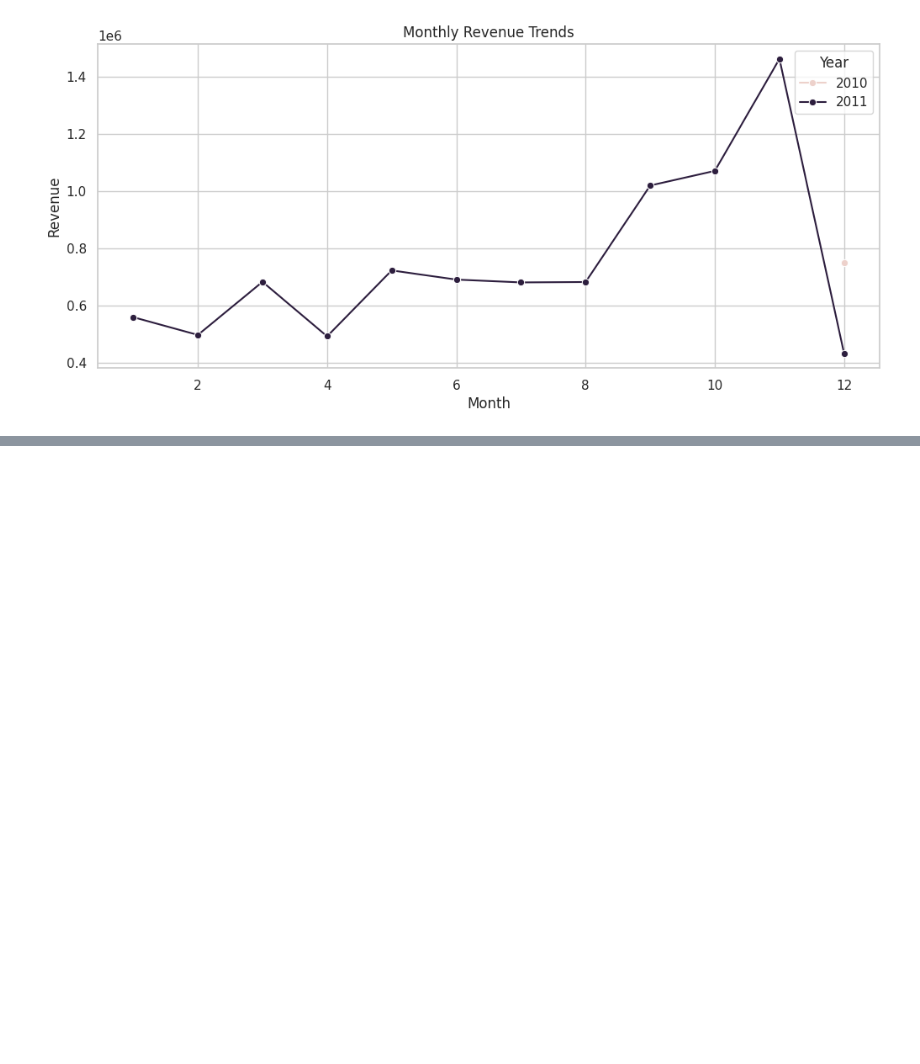
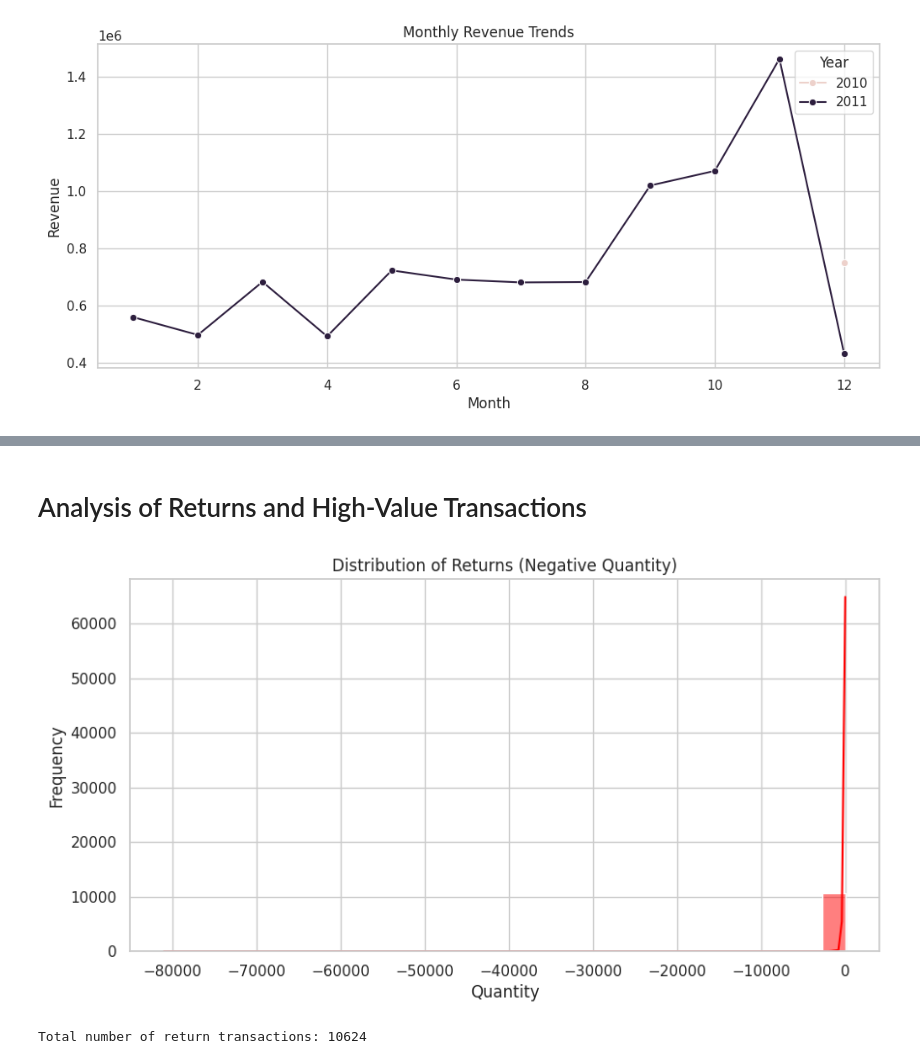
Before and after one commit to j2damax/principles-of-ds-cw02, a Jupyter notebook: nipunaluthge/Principles_of_DS_Group_Assignment_Nip.ipynb, the cells around one changed output, grey strips where cells are left out. Saved outputs shown, nothing was run; the diff lists cells and outputs as text; code cells hidden in the pictures; blank space fills up the shorter version.

```diff
--- a/nipunaluthge/Principles_of_DS_Group_Assignment_Nip.ipynb
+++ b/nipunaluthge/Principles_of_DS_Group_Assignment_Nip.ipynb
@@ -264,0 +278,17 @@ plt.show()
+# %% [markdown]
+# Analysis of Returns and High-Value Transactions
+# %%
+# Filter transactions with negative Quantity (returns)
+returns = df[df['Quantity'] < 0]
+
+plt.figure(figsize=(10, 5))
+sns.histplot(returns['Quantity'], bins=30, kde=True, color='red')
+plt.title('Distribution of Returns (Negative Quantity)')
+plt.xlabel('Quantity')
+plt.ylabel('Frequency')
+plt.show()
+
+print("Total number of return transactions:", returns.shape[0])
+# %% [output]
+[figure, added]
+Total number of return transactions: 10624
```
Also changed, not shown: parts of 4 cells of this notebook.
